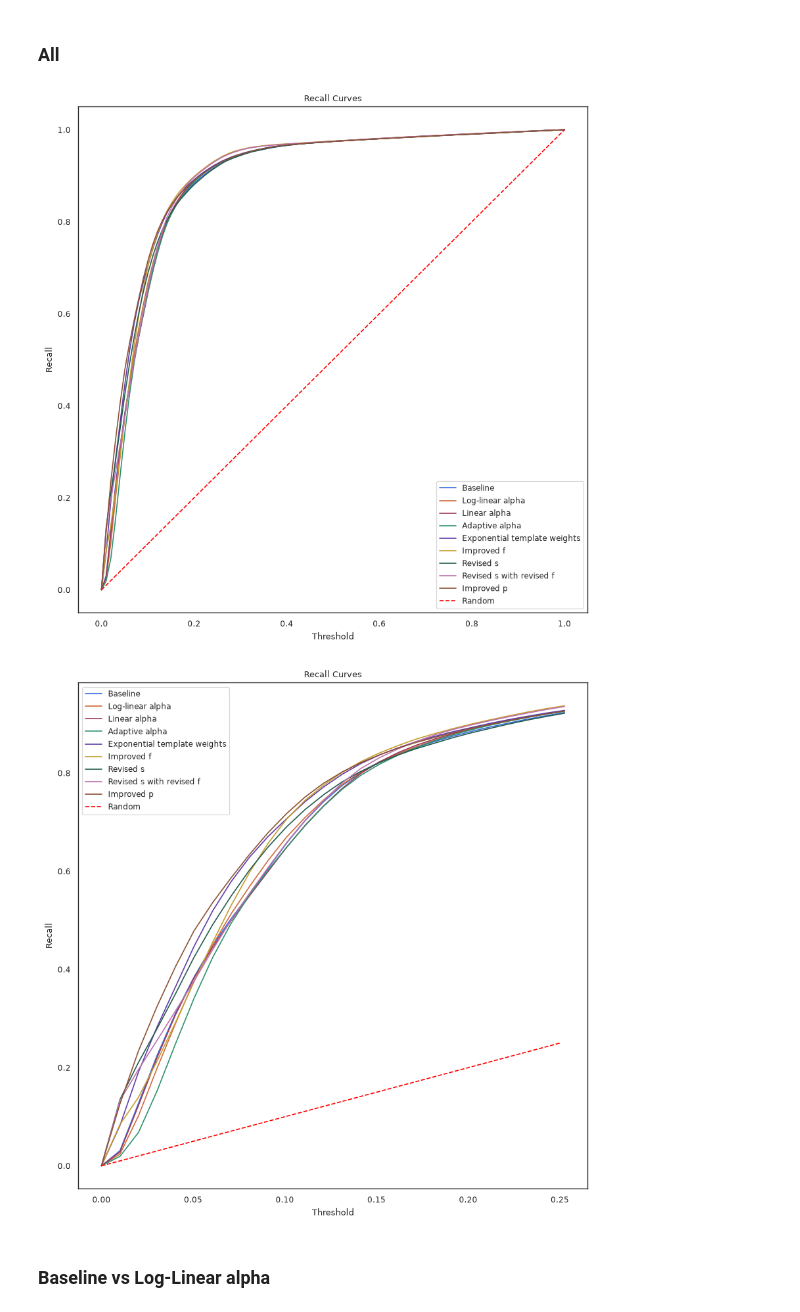
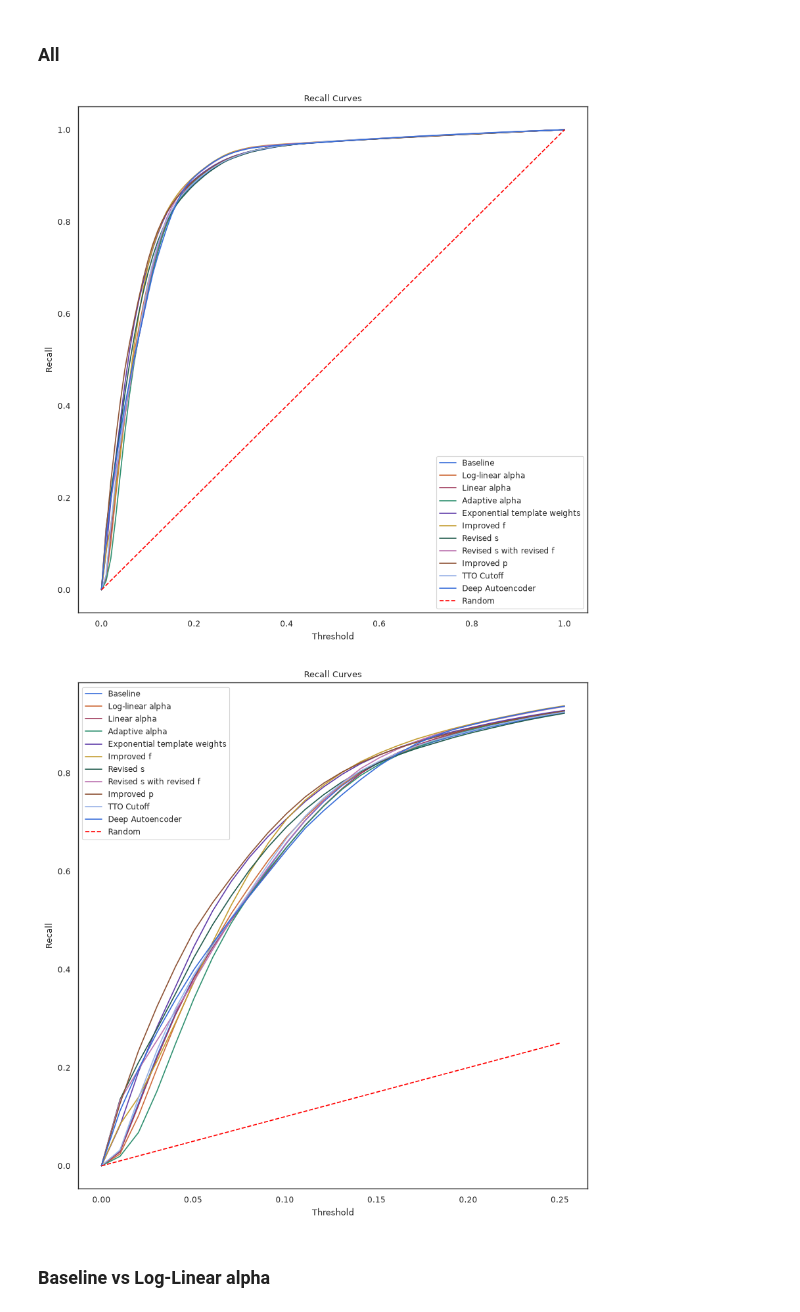
Before and after one commit to T-im4i-k/Active-Learning-for-Email-Interaction-Dynamics, a Jupyter notebook: src/email_outreach/notes/all.ipynb, the cells around one changed output. Drawn from its saved outputs; the diff is of its cells as text; code cells hidden in the pictures.

```diff
--- a/src/email_outreach/notes/all.ipynb
+++ b/src/email_outreach/notes/all.ipynb
@@ -57,6 +57,8 @@ non_naive_f_path: Path = ROOT_FOLDER / "experiments" / "test_set" / "1" / "conte
 revised_s_a_b_path: Path = ROOT_FOLDER / "experiments" / "test_set" / "1" / "contextual_bandit" / "revised_s_a_b_v2"
 revised_s_revised_f_path: Path = ROOT_FOLDER / "experiments" / "test_set" / "1" / "contextual_bandit" / "revised_s_revised_f_v2"
 p_var_path: Path = ROOT_FOLDER / "experiments" / "test_set" / "1" / "contextual_bandit" / "p_var_v2"
+cutoff_path: Path = ROOT_FOLDER / "experiments" / "test_set" / "1" / "contextual_bandit" / "cutoff_v3"
+deep_autoencoder_path:Path= ROOT_FOLDER / "experiments" / "test_set" / "1" / "contextual_bandit" / "deep_autoencoder_v3"
 # %%
 baseline_recalls, baseline_precisions = get_precisions_recalls(baseline_path)
 geometric_alpha_recalls, geometric_alpha_precisions = get_precisions_recalls(geometric_alpha_path)
@@ -67,6 +69,8 @@ non_naive_f_recalls, non_naive_f_precisions = get_precisions_recalls(non_naive_f
 revised_s_a_b_recalls, revised_s_a_b_precisions = get_precisions_recalls(revised_s_a_b_path)
 revised_s_revised_f_recalls, revised_s_revised_f_precisions = get_precisions_recalls(revised_s_revised_f_path)
 p_var_recalls, p_var_precisions = get_precisions_recalls(p_var_path)
+cutoff_recalls, cutoff_precisions = get_precisions_recalls(cutoff_path)
+deep_autoencoder_recalls, deep_autoencoder_precisions = get_precisions_recalls(deep_autoencoder_path)
 # %%
 baseline_recalls_auc = get_recalls_auc(baseline_path)
 geometric_alpha_recalls_auc = get_recalls_auc(geometric_alpha_path)
@@ -86,34 +92,38 @@ plt.plot(np.linspace(start=0, stop=1, num=100), np.array(baseline_recalls).mean(
 
 plt.plot(np.linspace(start=0, stop=1, num=100), np.array(geometric_alpha_recalls).mean(axis=0),
          label="Log-linear alpha")
 
 plt.plot(np.linspace(start=0, stop=1, num=100), np.array(lin_alpha_recalls).mean(axis=0), label="Linear alpha")
 
 plt.plot(np.linspace(start=0, stop=1, num=100), np.array(adaptive_alpha_recalls).mean(axis=0),
          label="Adaptive alpha")
 
 plt.plot(np.linspace(start=0, stop=1, num=100), np.array(exp_template_recalls).mean(axis=0),
          label="Exponential template weights")
 
 plt.plot(np.linspace(start=0, stop=1, num=100), np.array(non_naive_f_recalls).mean(axis=0), label="Improved f")
 
 plt.plot(np.linspace(start=0, stop=1, num=100), np.array(revised_s_a_b_recalls).mean(axis=0),
          label="Revised s")
 
 plt.plot(np.linspace(start=0, stop=1, num=100), np.array(revised_s_revised_f_recalls).mean(axis=0),
          label="Revised s with revised f")
 
 plt.plot(np.linspace(start=0, stop=1, num=100), np.array(p_var_recalls).mean(axis=0), label="Improved p")
 
+plt.plot(np.linspace(start=0, stop=1, num=100), np.array(cutoff_recalls).mean(axis=0), label="TTO Cutoff")
+
+plt.plot(np.linspace(start=0, stop=1, num=100), np.array(deep_autoencoder_recalls).mean(axis=0), label="Deep Autoencoder")
+
 plt.plot([0,1], [0,1], label="Random", color = "red", linestyle = "--")
 
 plt.title("Recall Curves")
 plt.xlabel("Threshold")
 plt.ylabel("Recall")
 plt.legend()
 plt.show()
 # %% [output]
-[figure, old version]
+[figure, new version]
 # %%
 plt.figure(figsize=(10, 10))
 
@@ -140,6 +150,10 @@ plt.plot(np.linspace(start=0, stop=1, num=100)[:26], np.array(revised_s_revised_
 
 plt.plot(np.linspace(start=0, stop=1, num=100)[:26], np.array(p_var_recalls).mean(axis=0)[:26], label="Improved p")
 
+plt.plot(np.linspace(start=0, stop=1, num=100)[:26], np.array(cutoff_recalls).mean(axis=0)[:26], label="TTO Cutoff")
+
+plt.plot(np.linspace(start=0, stop=1, num=100)[:26], np.array(deep_autoencoder_recalls).mean(axis=0)[:26], label="Deep Autoencoder")
+
 plt.plot([0,0.25], [0,0.25], label="Random", color = "red", linestyle = "--")
 
 plt.title("Recall Curves")
@@ -148,7 +162,7 @@ plt.ylabel("Recall")
 plt.legend()
 plt.show()
 # %% [output]
-[figure, old version]
+[figure, new version]
 # %% [markdown]
 ### Baseline vs Log-Linear alpha
 # %%
```
Also changed, not shown: parts of 12 cells of this notebook, 6 other files.
